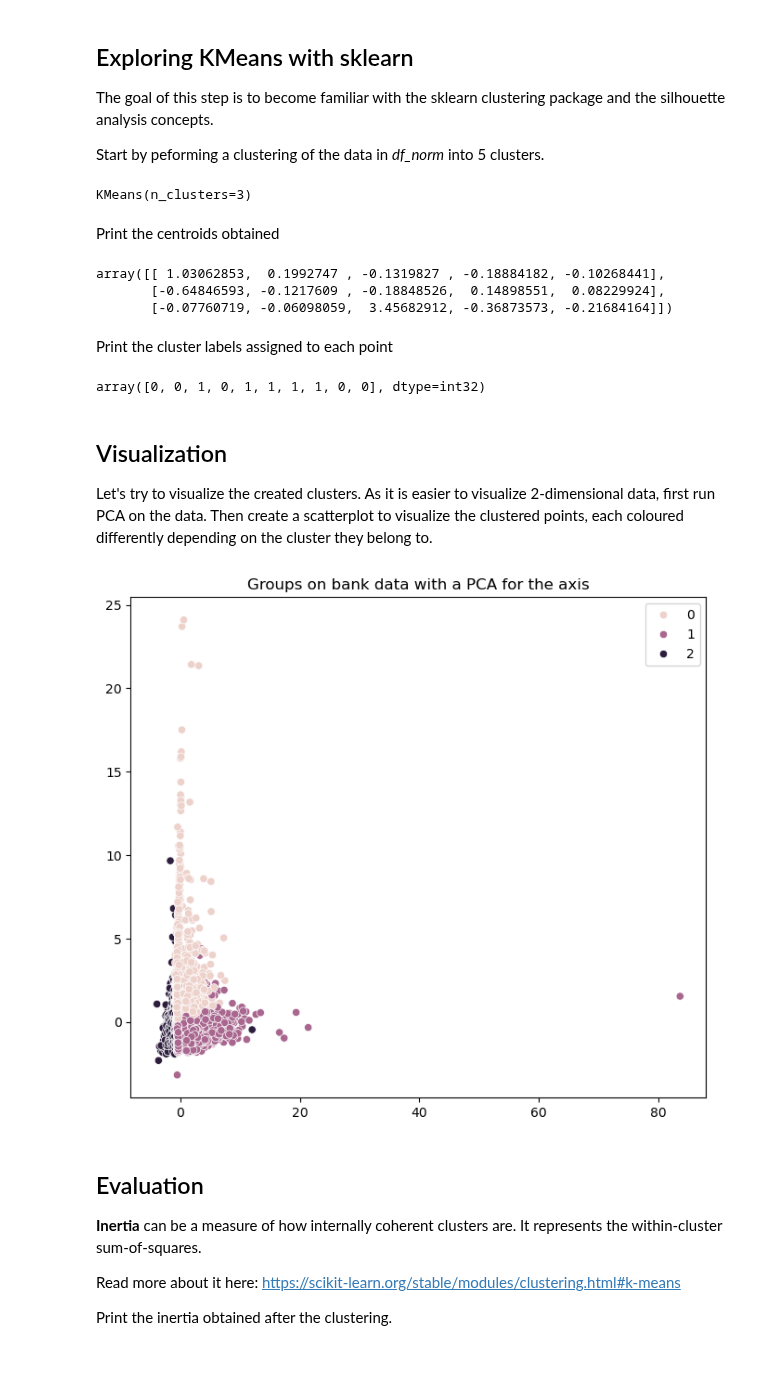
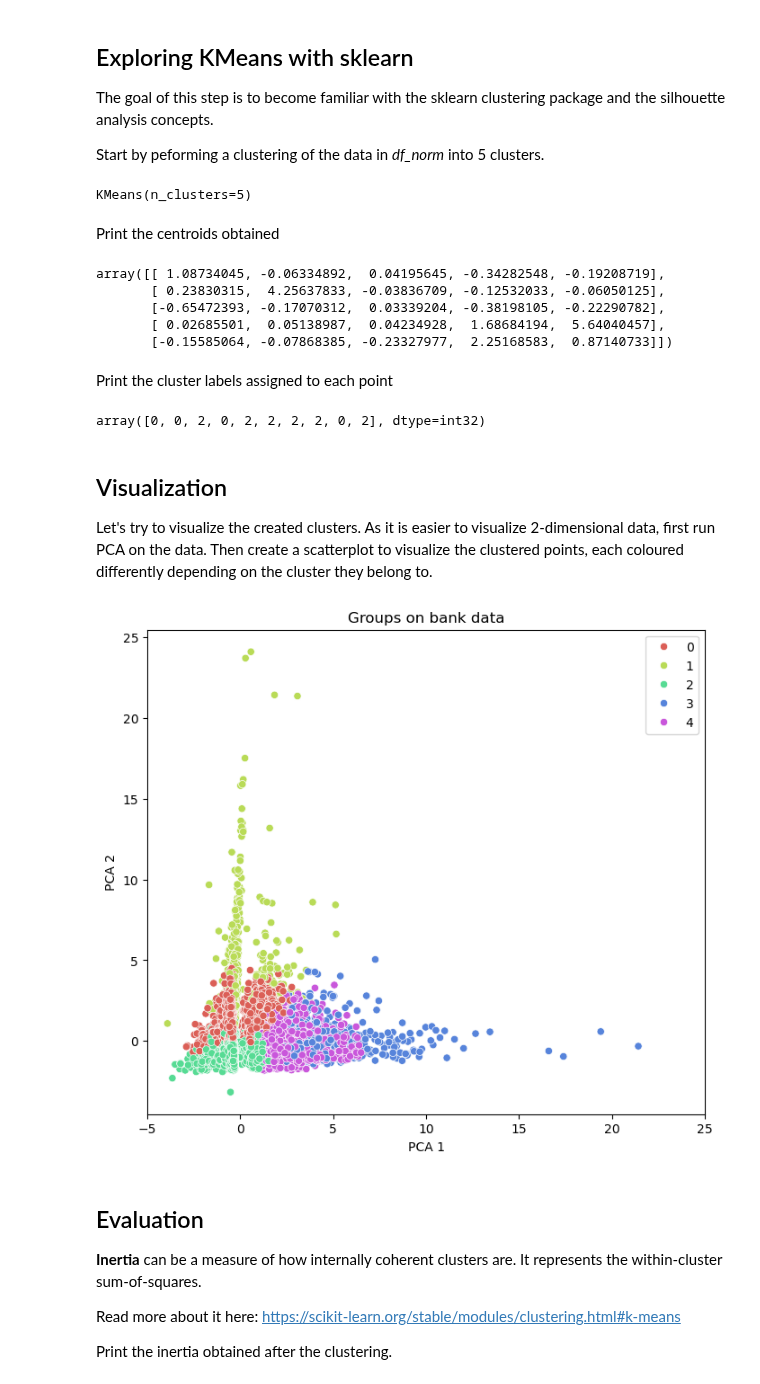
Before and after one commit to ThibaultLaunois/CampNum-12_ML2_Classification_and_Clustering, a Jupyter notebook: ML2.3_clustering_intro/notebook/Clustering_v2.ipynb, the cells around one changed output. Saved outputs shown, nothing was run; the diff lists cells and outputs as text; code cells hidden in the pictures.

Commit message:
style: it3 change graph of k means

```diff
--- a/ML2.3_clustering_intro/notebook/Clustering_v2.ipynb
+++ b/ML2.3_clustering_intro/notebook/Clustering_v2.ipynb
@@ -163,26 +163,28 @@ The goal of this step is to become familiar with the sklearn clustering package
 Start by peforming a clustering of the data in *df_norm* into 5 clusters.
 # %%
 # code here
-k_means=KMeans(n_clusters=3)
+k_means=KMeans(n_clusters=5)
 k_means.fit(df_norm)
 # %% [output]
-KMeans(n_clusters=3)
+KMeans(n_clusters=5)
 # %% [markdown]
 Print the centroids obtained
 # %%
 # code here
 k_means.cluster_centers_
 # %% [output]
-array([[ 1.03062853,  0.1992747 , -0.1319827 , -0.18884182, -0.10268441],
-       [-0.64846593, -0.1217609 , -0.18848526,  0.14898551,  0.08229924],
-       [-0.07760719, -0.06098059,  3.45682912, -0.36873573, -0.21684164]])
+array([[ 1.08734045, -0.06334892,  0.04195645, -0.34282548, -0.19208719],
+       [ 0.23830315,  4.25637833, -0.03836709, -0.12532033, -0.06050125],
+       [-0.65472393, -0.17070312,  0.03339204, -0.38198105, -0.22290782],
+       [ 0.02685501,  0.05138987,  0.04234928,  1.68684194,  5.64040457],
+       [-0.15585064, -0.07868385, -0.23327977,  2.25168583,  0.87140733]])
 # %% [markdown]
 Print the cluster labels assigned to each point
 # %%
 # code here
 k_means.labels_[0:10] #Only showing the first 11 points
 # %% [output]
-array([0, 0, 1, 0, 1, 1, 1, 1, 0, 0], dtype=int32)
+array([0, 0, 2, 0, 2, 2, 2, 2, 0, 2], dtype=int32)
 # %% [markdown]
 ## Visualization
 
@@ -196,15 +198,19 @@ df_pca=pca.fit_transform(df_norm)
 # %%
 import seaborn as sns
 rcParams['figure.figsize']=(8,7)
 sns.scatterplot(
     x=df_pca[:,0],
     y=df_pca[:,1],
-    hue=k_means.labels_
+    hue=k_means.labels_,
+    palette=sns.color_palette("hls", 5)
 )
-plt.title("Groups on bank data with a PCA for the axis")
+plt.title("Groups on bank data")
+plt.xlabel("PCA 1")
+plt.ylabel("PCA 2")
+plt.xlim(-5,25)
 plt.show()
 # %% [output]
-[figure, old version]
+[figure, new version]
 # %% [markdown]
 ## Evaluation
 
```
Also changed, not shown: parts of 1 cell of this notebook.
